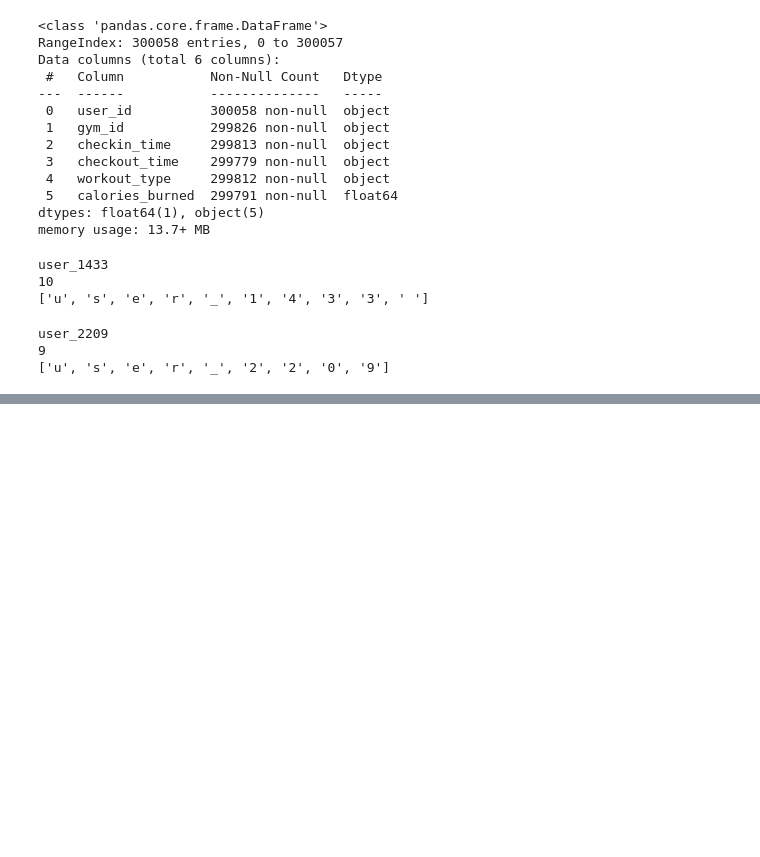
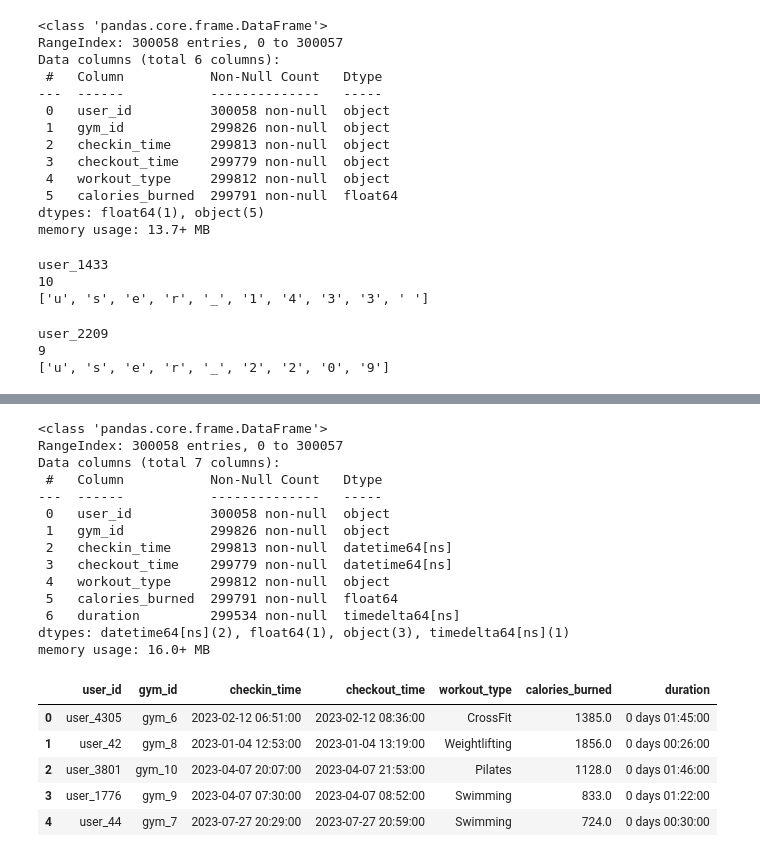
Before and after one commit to JacobM615/Capstone, a Jupyter notebook: notebooks/transform_checkin_checkout.ipynb, the cells around one changed output, grey strips where cells are left out. Drawn from its saved outputs; the diff is of its cells as text; code cells hidden in the pictures; blank space fills up the shorter version.

```diff
--- a/notebooks/transform_checkin_checkout.ipynb
+++ b/notebooks/transform_checkin_checkout.ipynb
@@ -272,0 +275,4 @@ user_2209
+# %%
+checkin_checkout = pd.read_csv("../data/raw/checkin_checkout_history.csv")
+
+checkin_checkout.info()
@@ -272,0 +293,30 @@ user_2209
+# %%
+checkin_checkout = checkin_checkout.astype(
+    {"checkin_time": "datetime64[ns]", "checkout_time": "datetime64[ns]"}
+)
+checkin_checkout["duration"] = (
+    checkin_checkout["checkout_time"] - checkin_checkout["checkin_time"]
+)
+checkin_checkout.info()
+checkin_checkout.head()
+# %% [output]
+<class 'pandas.core.frame.DataFrame'>
+RangeIndex: 300058 entries, 0 to 300057
+Data columns (total 7 columns):
+ #   Column           Non-Null Count   Dtype
+---  ------           --------------   -----
+ 0   user_id          300058 non-null  object
+ 1   gym_id           299826 non-null  object
+ 2   checkin_time     299813 non-null  datetime64[ns]
+ 3   checkout_time    299779 non-null  datetime64[ns]
+ 4   workout_type     299812 non-null  object
+ 5   calories_burned  299791 non-null  float64
+ 6   duration         299534 non-null  timedelta64[ns]
+dtypes: datetime64[ns](2), float64(1), object(3), timedelta64[ns](1)
+memory usage: 16.0+ MB
+|  | user_id | gym_id | checkin_time | checkout_time | workout_type | calories_burned | duration |
+| 0 | user_4305 | gym_6 | 2023-02-12 06:51:00 | 2023-02-12 08:36:00 | CrossFit | 1385.0 | 0 days 01:45:00 |
+| 1 | user_42 | gym_8 | 2023-01-04 12:53:00 | 2023-01-04 13:19:00 | Weightlifting | 1856.0 | 0 days 00:26:00 |
+| 2 | user_3801 | gym_10 | 2023-04-07 20:07:00 | 2023-04-07 21:53:00 | Pilates | 1128.0 | 0 days 01:46:00 |
+| 3 | user_1776 | gym_9 | 2023-04-07 07:30:00 | 2023-04-07 08:52:00 | Swimming | 833.0 | 0 days 01:22:00 |
+| 4 | user_44 | gym_7 | 2023-07-27 20:29:00 | 2023-07-27 20:59:00 | Swimming | 724.0 | 0 days 00:30:00 |
```
Also changed, not shown: parts of 2 cells of this notebook, 6 other files.
